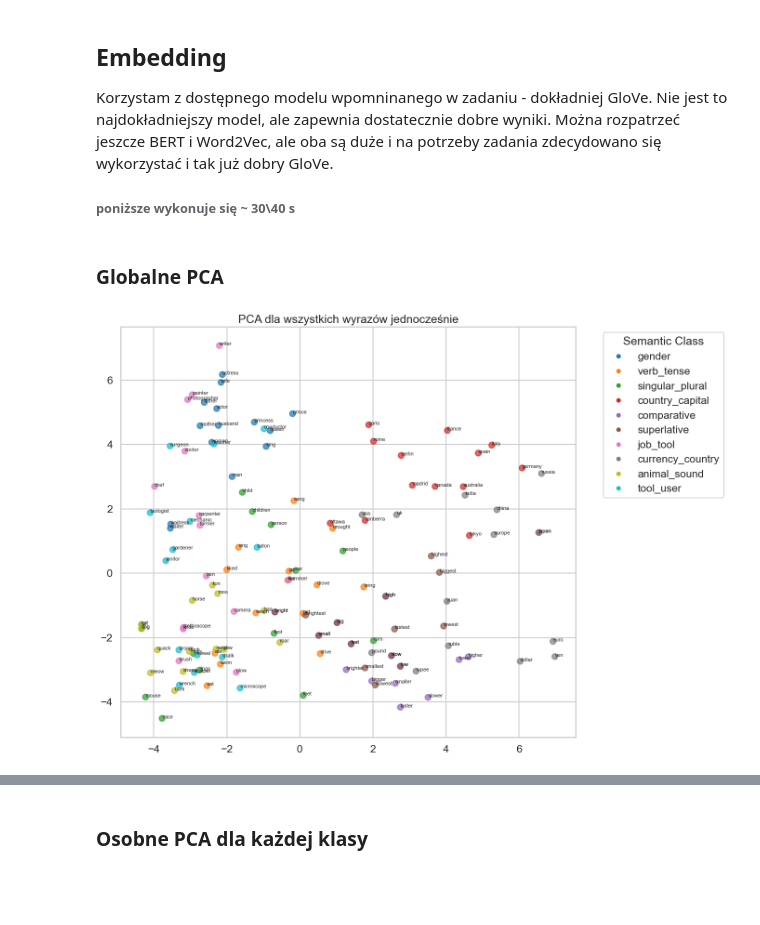
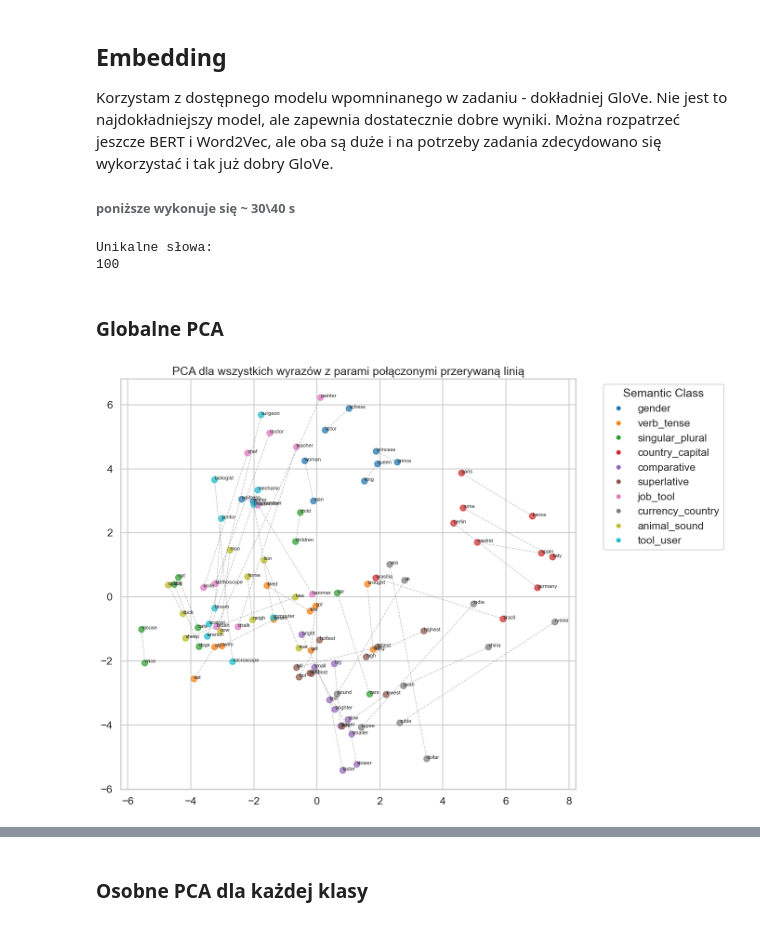
Before and after one commit to tomczj/ML24_25, a Jupyter notebook: NLP_attention/homework_12.ipynb, the cells around one changed output, grey strips where cells are left out. Cells and saved outputs as stored; diff of their text form; code cells hidden in the pictures; blank space fills up the shorter version.

```diff
--- a/NLP_attention/homework_12.ipynb
+++ b/NLP_attention/homework_12.ipynb
@@ -18,7 +18,7 @@ from sklearn.metrics.pairwise import cosine_similarity
 # %% [markdown]
 ## Przygotowanie słów
 # %%
-url = "https://raw.githubusercontent.com/tomczj/ML24_25/main/NLP_attention/semantic_classes.json"
+url = "https://raw.githubusercontent.com/tomczj/ML24_25/refs/heads/main/NLP_attention/semantic_classes.json"
 
 response = requests.get(url)
 response.raise_for_status()
@@ -73,6 +73,12 @@ for key, pairs in semantic_classes.items():
         all_words_class.append(key)
         listed_words.append(b.lower())
         all_words_class.append(key)
+
+print("Unikalne słowa: ")
+print(len(set(listed_words)))
+# %% [output]
+Unikalne słowa:
+100
 # %% [markdown]
 ### Globalne PCA
 # %%
@@ -96,22 +102,37 @@ scaler = StandardScaler()
 data = scaler.fit_transform(all_vectors)
 data_pca = pca.fit_transform(data)
 # %%
-#plotowanie - globalne PCA, jeden wykres
-sns.set(style="whitegrid", context="talk", palette="colorblind")
 plt.figure(figsize=(14, 10))
 scatter = plt.scatter(data_pca[:, 0], data_pca[:, 1], c=colors, alpha=0.7)
+
+# Dodanie etykiet
 for i, label in enumerate(all_labels):
     plt.text(data_pca[i, 0], data_pca[i, 1], label, fontsize=8)
 
-handles = [plt.Line2D([0], [0], marker='o', color='w', label=cls, markerfacecolor=class_colors[cls], markersize=8)
+# Rysowanie przerywanych linii między parami
+label_to_coords = {label: (data_pca[i, 0], data_pca[i, 1]) for i, label in enumerate(all_labels)}
+
+for key, pairs in semantic_classes.items():
+    for a, b in pairs:
+        a_lower = a.lower()
+        b_lower = b.lower()
+        if a_lower in label_to_coords and b_lower in label_to_coords:
+            x_values = [label_to_coords[a_lower][0], label_to_coords[b_lower][0]]
+            y_values = [label_to_coords[a_lower][1], label_to_coords[b_lower][1]]
+            plt.plot(x_values, y_values, linestyle='--', color='gray', linewidth=1, alpha =0.5)
+
+# Legenda
+handles = [plt.Line2D([0], [0], marker='o', color='w', label=cls,
+                      markerfacecolor=class_colors[cls], markersize=8)
            for cls in classes]
 plt.legend(handles=handles, title="Semantic Class", bbox_to_anchor=(1.05, 1), loc='upper left')
 
-plt.title("PCA dla wszystkich wyrazów jednocześnie")
+plt.title("PCA dla wszystkich wyrazów z parami połączonymi przerywaną linią")
 plt.grid(True)
 plt.tight_layout()
+plt.show()
 # %% [output]
-[figure, old version]
+[figure, new version]
 # %% [markdown]
 ## Dyskusja
 
```
Also changed, not shown: parts of 12 cells of this notebook.
